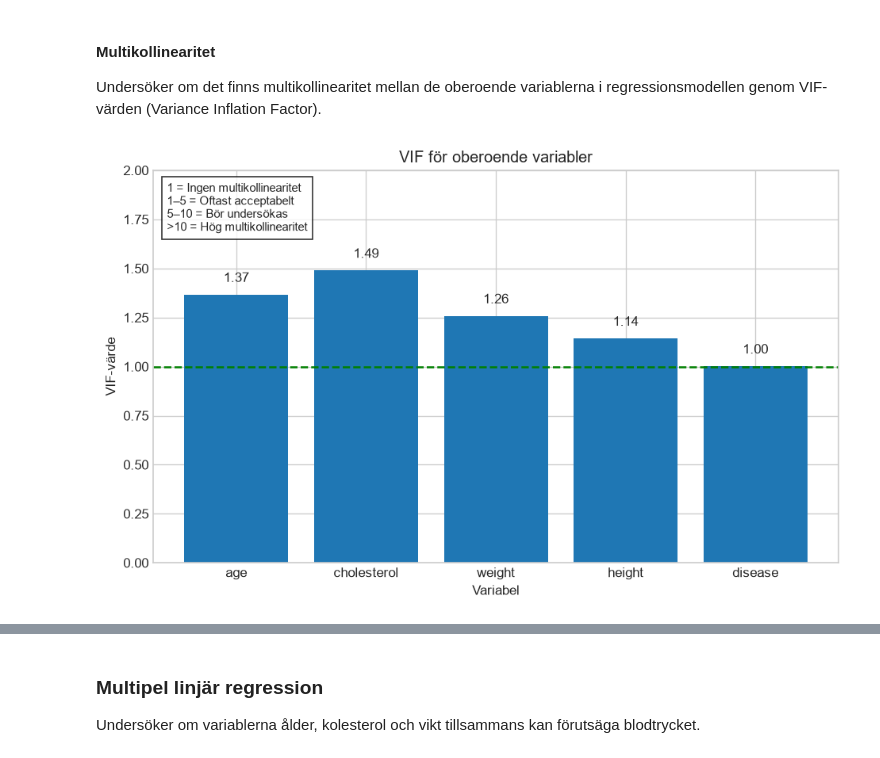
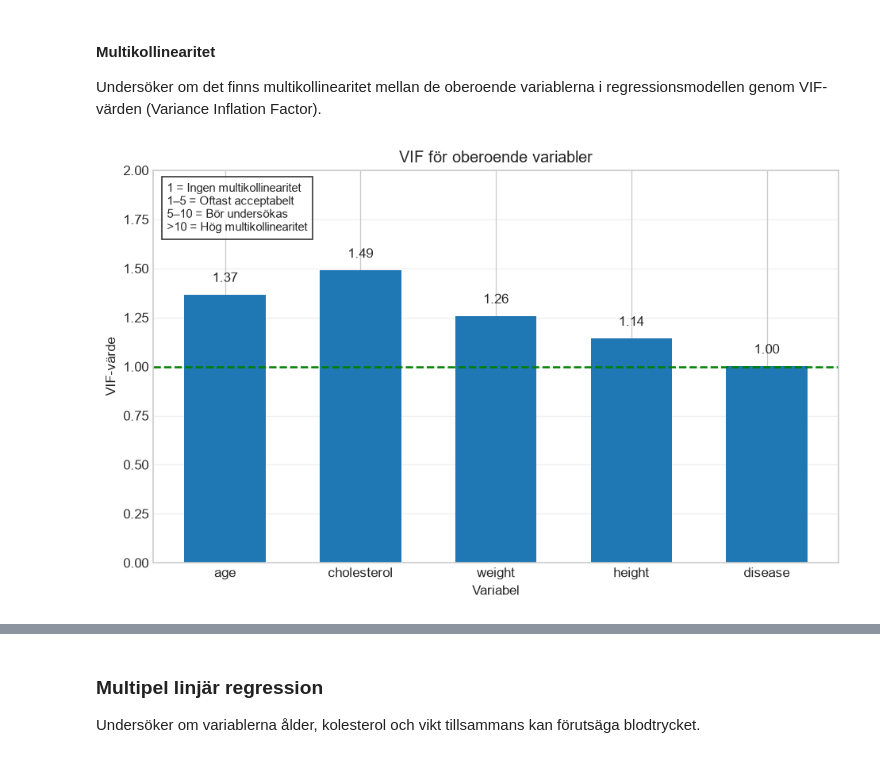
Before and after one commit to kape-code/health-study, a Jupyter notebook: report.ipynb, the cells around one changed output, grey strips where cells are left out. Drawn from its saved outputs; the diff is of its cells as text; code cells hidden in the pictures.

```diff
--- a/report.ipynb
+++ b/report.ipynb
@@ -408,8 +408,10 @@ class HealthVisualizer:
         ax.set_title(title)
         ax.set_xlabel(xlabel)
         ax.set_ylabel(ylabel)
-        ax.grid(grid, axis=grid_axis, alpha=0.3)
-
+        if grid:
+            ax.grid(True, axis=grid_axis, alpha=0.3)
+        else:
+            ax.grid(False)
         return ax
 
     # --------------------------------
@@ -1047,12 +1049,12 @@ plot_correlation(corr)
 #### Multikollinearitet
 Undersöker om det finns multikollinearitet mellan de oberoende variablerna i regressionsmodellen genom VIF-värden (Variance Inflation Factor).
 # %%
-def calculate_vif(df, features):
+def calculate_vif(df_vif, features):
     """
     Calculates the Variance Inflation Factor (VIF) for each feature in the dataset.
     VIF is a measure of multicollinearity in a regression model.
     """
-    X = df[features]
+    X = df_vif[features]
     vif_values = []
 
     for col in X.columns:
@@ -1066,61 +1068,79 @@ def calculate_vif(df, features):
         vif = 1 / (1 - r_squared)
 
         vif_values.append(vif)
 
     vif_data = pd.DataFrame({
         "Variabel": X.columns,
         "VIF": vif_values
     })
 
     return vif_data
 
 features_vif = ["age", "cholesterol", "weight", "height", "disease"]
 
 vif_results = calculate_vif(df, features_vif)
 
 # print(vif_results)
 
 
-def plot_vif(vif_data):
+def plot_vif(ax, vif_data):
     """ Plots the Variance Inflation Factor (VIF) for each feature in a dataset """
-    plt.figure()
-    # Stapeldiagram
-    bars = plt.bar(vif_data["Variabel"], vif_data["VIF"])
+    x = vif_data["Variabel"]
+    y = vif_data["VIF"]
 
-    # Skriver ut värden ovanför staplarna
-    for bar in bars:
-        height = bar.get_height()
-        plt.text(
-            bar.get_x() + bar.get_width() / 2,
+    visualizer.barplot(
+        ax=ax,
+        x=x,
+        y=y,
+        title="VIF för oberoende variabler",
+        xlabel="Variabel",
+        ylabel="VIF-värde",
+        grid=True,
+        ylim=(0, 2),
+        labels=False
+    )
+
+    # Skriver ut VIF-värden ovanför staplarna
+    bars = ax.patches
+
+    for b in bars:
+        height = b.get_height()
+        ax.text(
+            b.get_x() + b.get_width() / 2,
             height + 0.05,
             f"{height:.2f}",
             ha="center",
             va="bottom"
         )
 
-    plt.axhline(y=1, color="green", linestyle="--",
-                label="VIF = 1")
-
-    plt.ylabel("VIF-värde")
-    plt.xlabel("Variabel")
-    plt.title("VIF för oberoende variabler")
+    # Referenslinje vid VIF = 1
+    ax.axhline(
+        y=1,
+        color="green",
+        linestyle="--",
+        label="VIF = 1"
+    )
 
     # Förklarande text
-    plt.text(0.02, 0.97,
-             "1 = Ingen multikollinearitet\n"
-             "1–5 = Oftast acceptabelt\n"
-             "5–10 = Bör undersökas\n"
-             ">10 = Hög multikollinearitet",
-             transform=plt.gca().transAxes,
-             verticalalignment="top",
-             fontsize=9,
-             bbox=dict(facecolor="white", alpha=0.8))
+    ax.text(
+        0.02, 0.97,
+        "1 = Ingen multikollinearitet\n"
+        "1–5 = Oftast acceptabelt\n"
+        "5–10 = Bör undersökas\n"
+        ">10 = Hög multikollinearitet",
+        transform=ax.transAxes,
+        verticalalignment="top",
+        fontsize=9,
+        bbox=dict(facecolor="white", alpha=0.8)
+    )
 
-    # plt.legend()
-    plt.ylim(0, 2)
-    plt.tight_layout()
-    plt.show()
-plot_vif(vif_results)
+    return ax
+
+
+fig, ax = plt.subplots()
+plot_vif(ax, vif_results)
+plt.tight_layout()
+plt.show()
 # %% [output]
-[figure, old version]
+[figure, new version]
 # %% [markdown]
```
Also changed, not shown: parts of 29 cells of this notebook.
